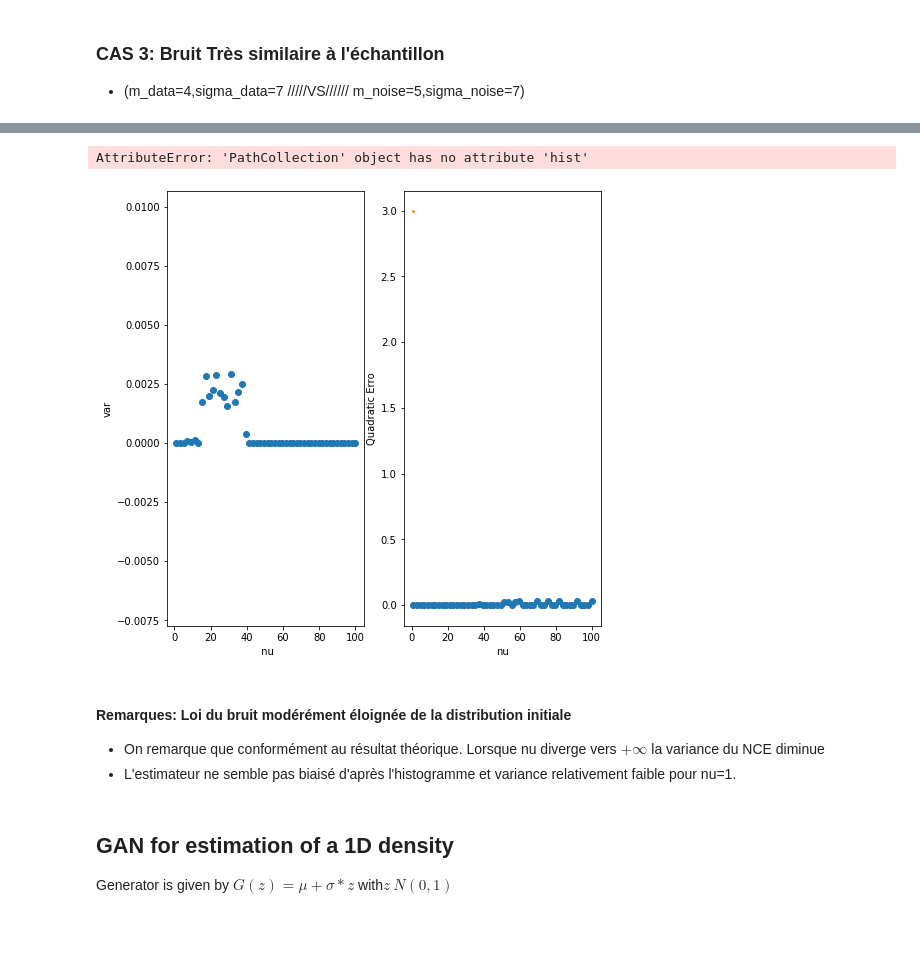
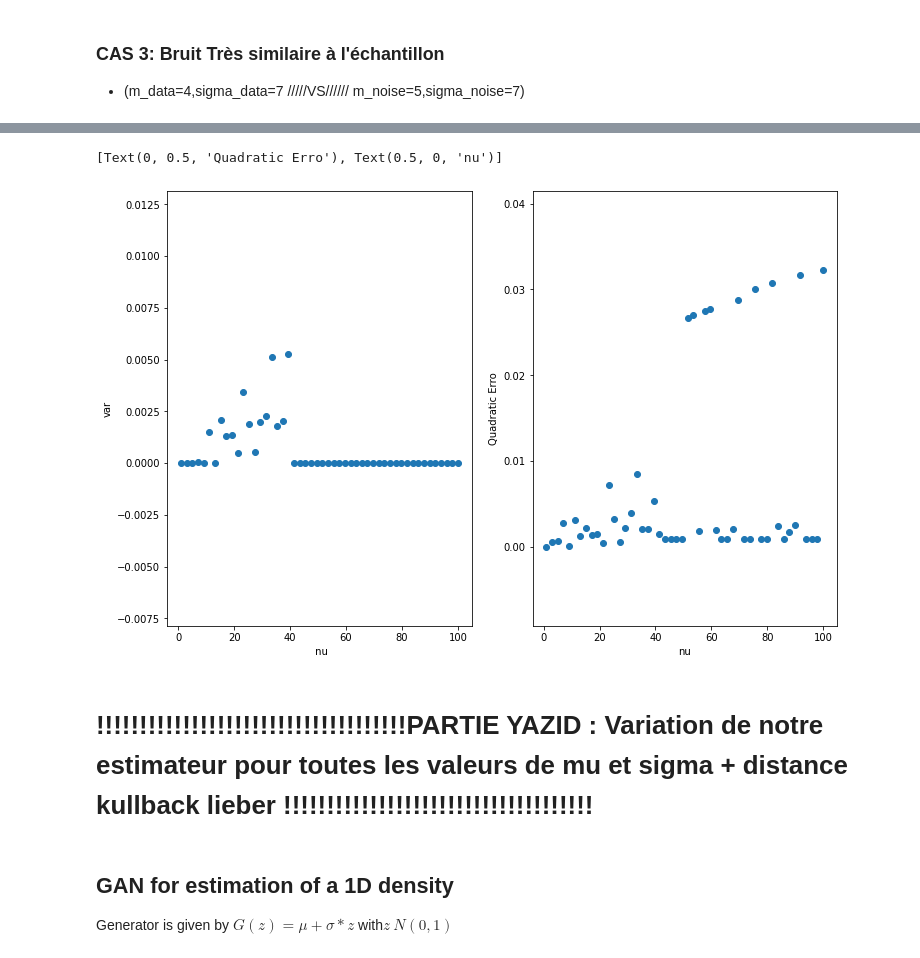
Before and after one commit to alakachr/NCE_GAN, a Jupyter notebook: NCE_GAN.ipynb, the cells around one changed output, grey strips where cells are left out. Drawn from its saved outputs; the diff is of its cells as text; code cells hidden in the pictures; blank space fills up the shorter version.

Commit message:
VERSION POUR YAZID

```diff
--- a/NCE_GAN.ipynb
+++ b/NCE_GAN.ipynb
@@ -216,16 +220,14 @@ batch_size=100
 X = random.normal(mupo, sigmapo, 1000)
 x_batches = np.reshape(X, (10, batch_size))
 
+est_const3=[]
+nb_it3=[]
+
 for i in range(10):
     grad=NCEDescent1D(x_batches, mupo, sigmapo,mu_init = 5, sigma_init=7, cte_init = 5, learning_rate = [0.01,0.01], max_iters = 500, nu =1)
-    est_const.append(grad.cte)
-    nb_it.append(len(grad.ctes))
+    est_const3.append(grad.cte)
+    nb_it3.append(len(grad.ctes))
 
-quad_error = np.mean((np.array(est_const) - 1/(sqrt(2*pi)*sigmapo))**2 )
-var_estim = np.var(np.array(est_const))
-mean_it = np.mean(np.array(nb_it))
-
-tab=[['quadratic error', quad_error],['Variance estim', var_estim],['Number of Iterations Average',mean_it]]
-
-
-print(tabulate(tab))
+quad_error3 = np.mean((np.array(est_const3) - 1/(sqrt(2*pi)*sigmapo))**2 )
+var_estim3 = np.var(np.array(est_const3))
+mean_it3 = np.mean(np.array(nb_it3))
@@ -240,7 +255,7 @@ x_batches = np.reshape(X, (10, batch_size))
 
 x= np.linspace(1,100,num=50)
 
-ctes=[]
+ctes3=[]
 C3=[]
 V3=[]
 
@@ -250,11 +265,11 @@ for i in x:
 
         grad = NCEDescent1D(x_batches,mupo, sigmapo,mu_init = 5, sigma_init= 7, cte_init = 5, learning_rate = [0.01,0.01], max_iters = 200, nu =i )
         #print(grad.m0)
-        ctes.append(grad.cte)
+        ctes3.append(grad.cte)
 
-    C3.append(np.mean((np.array(ctes)-1/(sqrt(2*pi)*sigmapo))**2))
-    V3.append(np.var(ctes))
-    ctes = []
+    C3.append(np.mean((np.array(ctes3)-1/(sqrt(2*pi)*sigmapo))**2))
+    V3.append(np.var(ctes3))
+    ctes3 = []
 
 #print(ctes)
 # %%
@@ -274,25 +297,19 @@ for i in range (50):
 # %%
 ## plot:
 fig= plt.figure(figsize=(12,8))
 
-ax1= plt.subplot(1,3,1)
-ax1.scatter(x,V)
+ax1= plt.subplot(1,2,1)
+ax1.scatter(x,V3)
 ax1.set(xlabel=" nu",ylabel="var")
 
-ax2=plt.subplot(1,3,2)
-ax2.scatter(x,C)
+ax2=plt.subplot(1,2,2)
+ax2.scatter(x,C3)
 ax2.set(xlabel='nu',ylabel='Quadratic Erro')
-
-ax3= plt.scatter(1,3,3)
-ax3.hist(H)
-ax3.set(ylabel='Valeur constante')
 # %% [output]
-AttributeError: 'PathCollection' object has no attribute 'hist'
+[Text(0, 0.5, 'Quadratic Erro'), Text(0.5, 0, 'nu')]
-[figure, old version]
+[figure, new version]
-# %% [markdown]
-#### Remarques: Loi du bruit modérément éloignée de la distribution initiale
- * On remarque que conformément au résultat théorique. Lorsque nu diverge vers $+\infty$ la variance du NCE diminue
- * L'estimateur ne semble pas biaisé d'après l'histogramme et variance relativement faible pour nu=1.
+# %% [markdown]
+#  !!!!!!!!!!!!!!!!!!!!!!!!!!!!!!!!!!!!PARTIE YAZID : Variation de notre estimateur pour toutes les valeurs de mu et sigma + distance kullback lieber !!!!!!!!!!!!!!!!!!!!!!!!!!!!!!!!!!!!
 # %% [markdown]
 ## GAN for estimation of a 1D density
 
```
Also changed, not shown: parts of 31 cells of this notebook, 1 other file.
